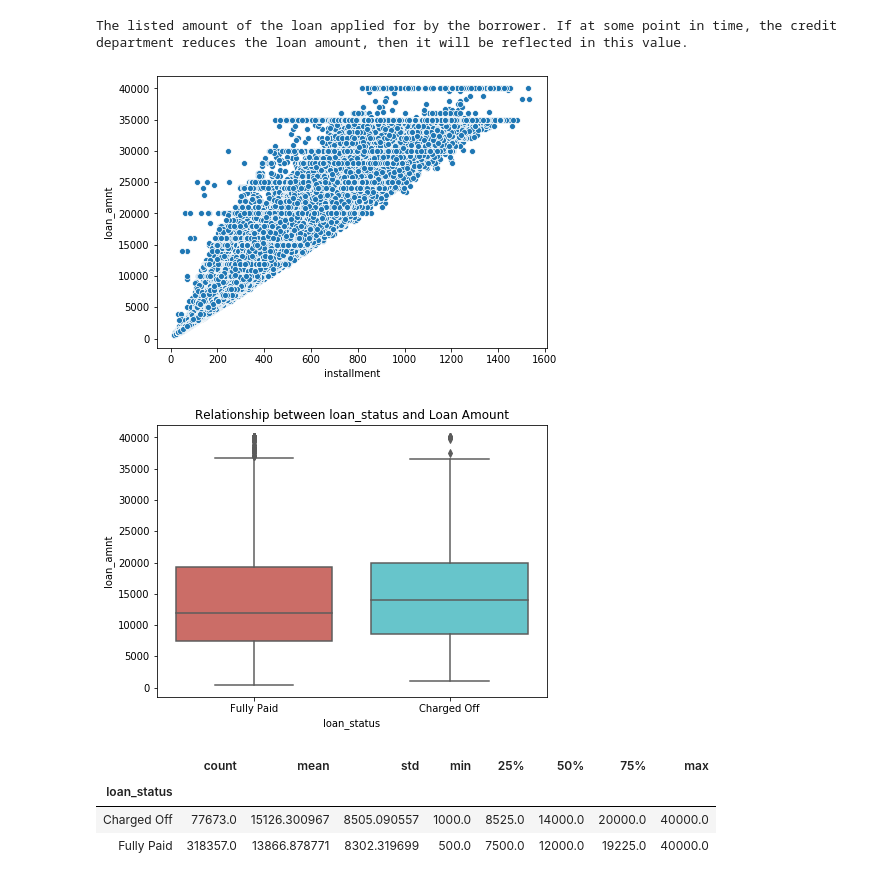
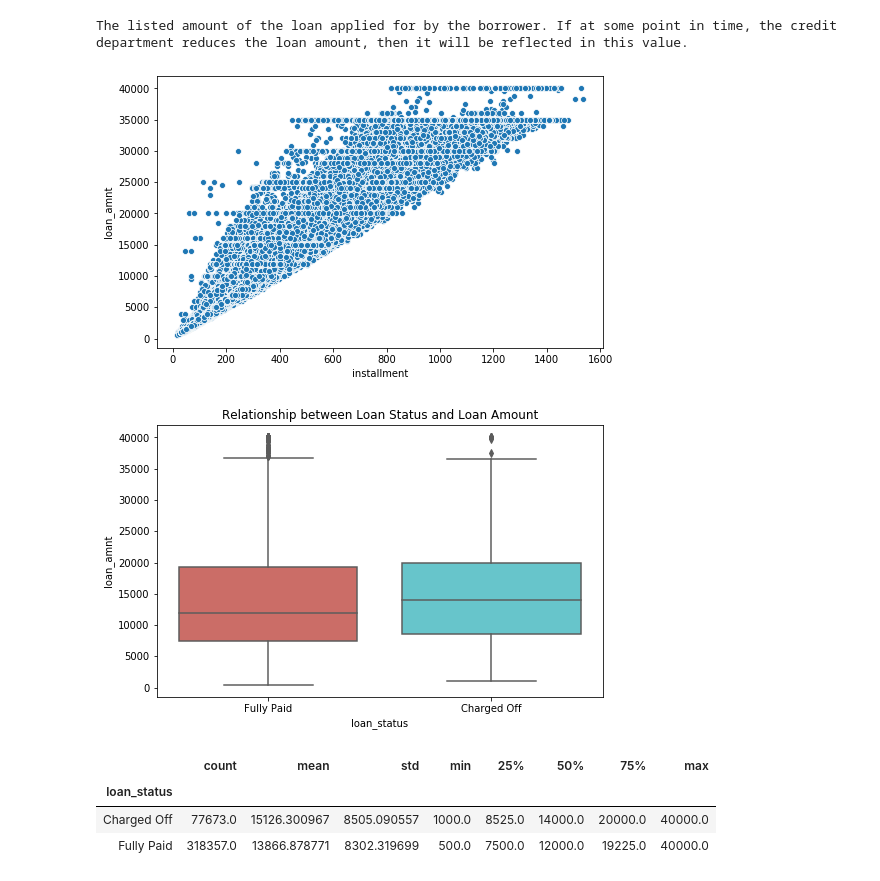
Before and after one commit to yasamanensafi/Loan_investment_prediction, a Jupyter notebook: Loan_investment_prediction.ipynb, the cells around one changed output. Drawn from its saved outputs; the diff is of its cells as text; code cells hidden in the pictures.

```diff
--- a/Loan_investment_prediction.ipynb
+++ b/Loan_investment_prediction.ipynb
@@ -24,3 +35,3 @@ def feat_info(col_name):
     print(data_info.loc[col_name]['Description'])
 # %%
-df = pd.read_csv('lending_club_loan_two.csv')
+df = pd.read_csv('lending_club.csv')
@@ -49,5 +79,5 @@ memory usage: 81.6+ MB
 # %%
-rcParams['figure.figsize'] = 7, 5
+rcParams['figure.figsize'] = 8, 5
 # %%
 sns.countplot(x=df['loan_status'],palette='hls')
 plt.title('Loan Status of Borrowers')
@@ -130,13 +147,13 @@ The listed amount of the loan applied for by the borrower. If at some point in t
 sns.scatterplot(x='installment',y='loan_amnt',data=df)
 plt.show()
 # %% [output]
-[figure, old version]
+[figure, new version]
 # %%
 sns.boxplot(x='loan_status',y='loan_amnt',data=df,palette='hls')
-plt.title('Relationship between loan_status and Loan Amount')
+plt.title('Relationship between Loan Status and Loan Amount')
 plt.show()
 # %% [output]
-[figure, old version]
+[figure, new version]
 # %%
 # Calculate the summary statistics for the loan amount, grouped by the loan_status
 df.groupby('loan_status').describe()['loan_amnt']
```
Also changed, not shown: parts of 89 cells of this notebook, 1 other file.
